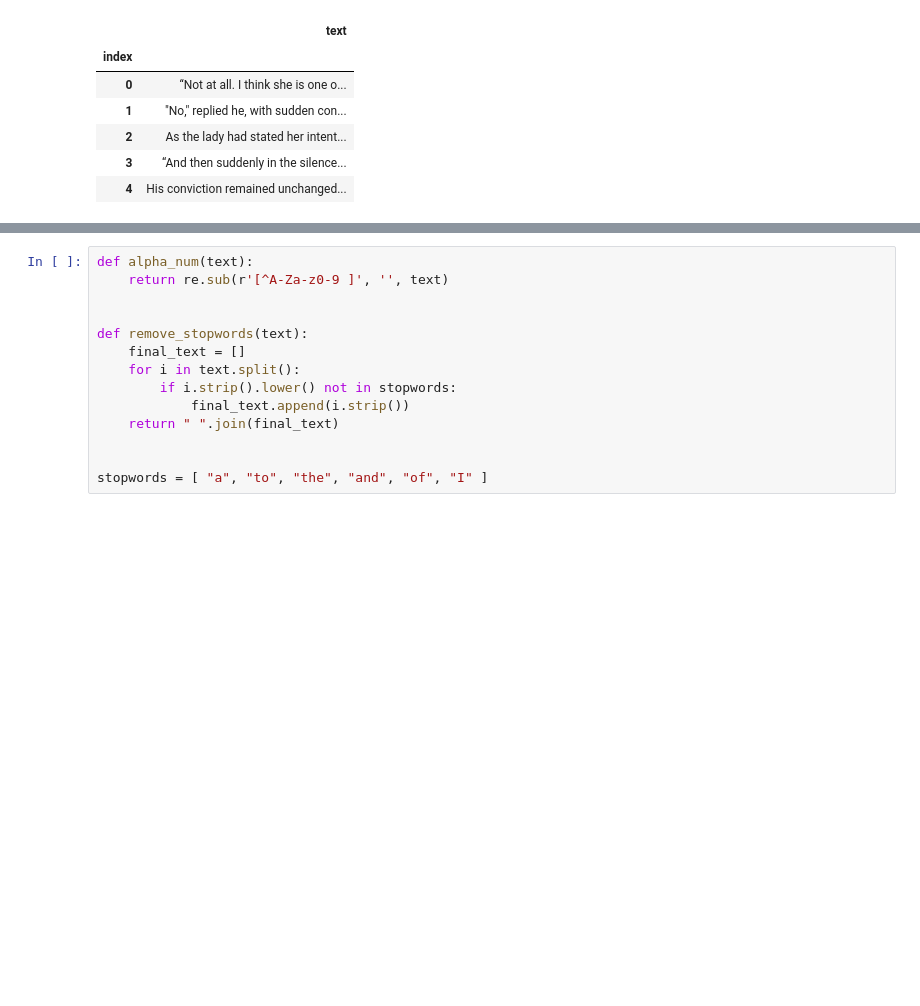
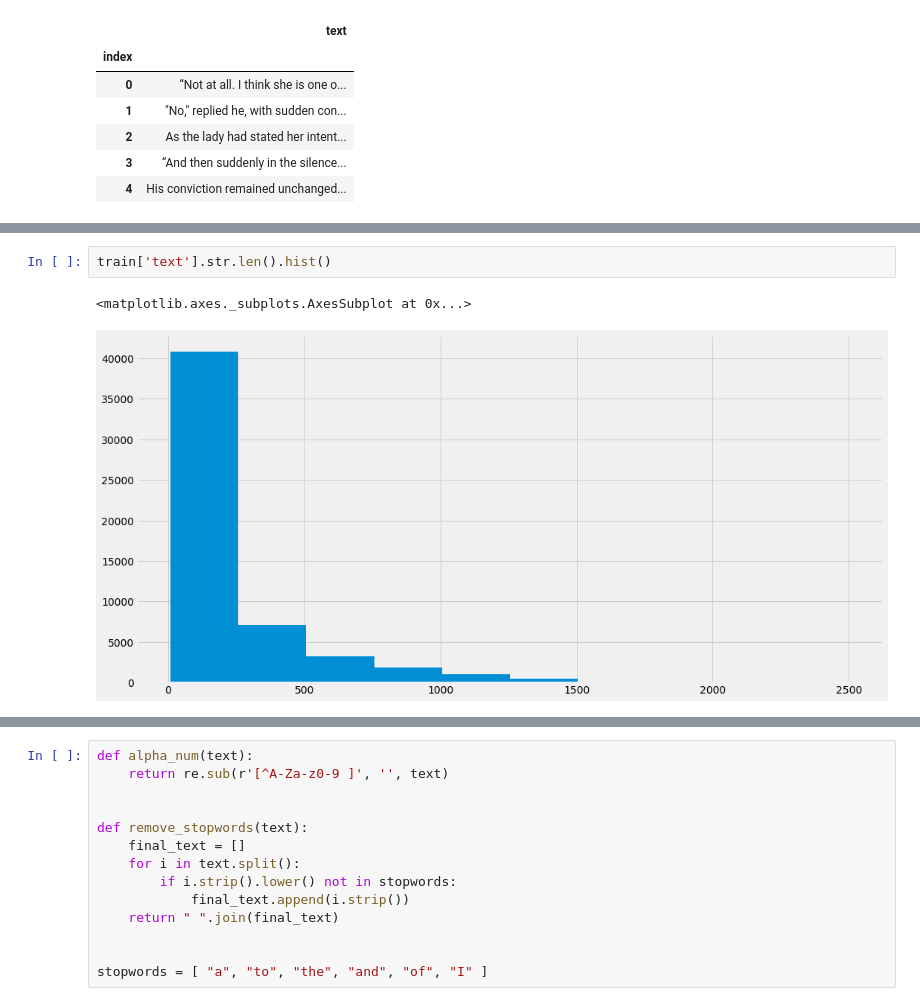
Before and after one commit to Leekee0905/Dacon_author, a Jupyter notebook: LSTM_CNN2.ipynb, the cells around one changed output, grey strips where cells are left out. Drawn from its saved outputs; the diff is of its cells as text; blank space fills up the shorter version.

```diff
--- a/LSTM_CNN2.ipynb
+++ b/LSTM_CNN2.ipynb
@@ -99,0 +108,5 @@ test.head()
+# %%
+train['text'].str.len().hist()
+# %% [output]
+<matplotlib.axes._subplots.AxesSubplot at 0x...>
+[figure, added]
```
Also changed, not shown: parts of 7 cells of this notebook.
